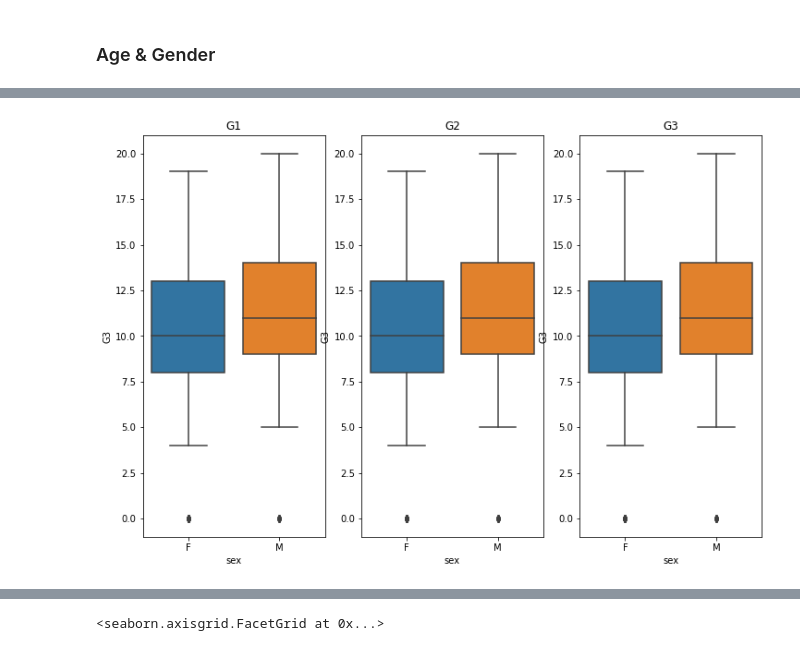
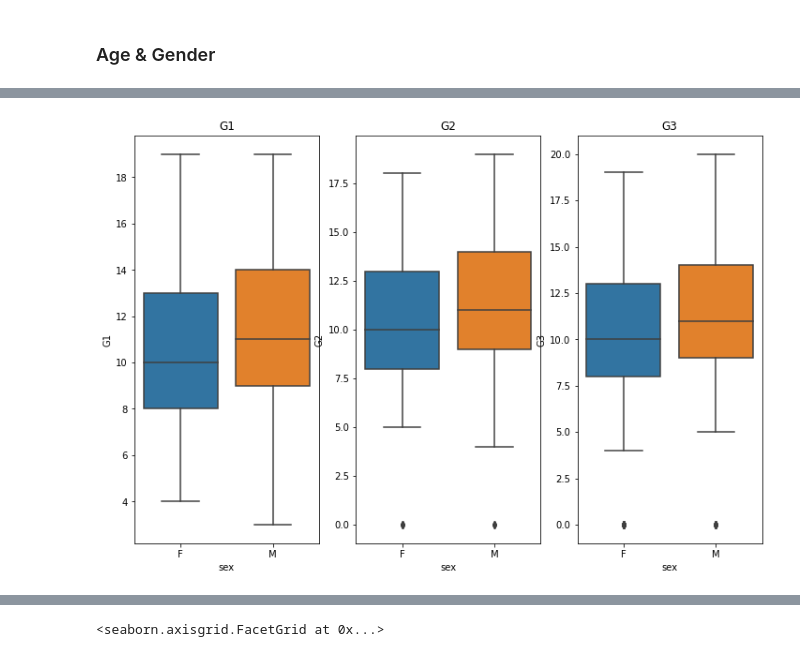
Before and after one commit to zshi719/student_grade_prediction, a Jupyter notebook: project_model.ipynb, the cells around one changed output, grey strips where cells are left out. Saved outputs shown, nothing was run; the diff lists cells and outputs as text; code cells hidden in the pictures.

```diff
--- a/project_model.ipynb
+++ b/project_model.ipynb
@@ -47,12 +53,12 @@ plt.show()
 # %%
 #Whether there's a gender difference in grade distribution in G3
 fig, axes = plt.subplots(1, 3, figsize= (12, 8))
-ax1 = sns.boxplot(data= data, x= 'sex', y= 'G3', ax= axes[0])
+ax1 = sns.boxplot(data= data, x= 'sex', y= 'G1', ax= axes[0])
 ax1.set_title('G1')
-ax2 = sns.boxplot(data= data, x= 'sex', y= 'G3', ax= axes[1])
+ax2 = sns.boxplot(data= data, x= 'sex', y= 'G2', ax= axes[1])
 ax2.set_title('G2')
 ax3 = sns.boxplot(data= data, x= 'sex', y= 'G3', ax= axes[2])
 ax3.set_title('G3')
 plt.show()
 # %% [output]
-[figure, old version]
+[figure, new version]
```
Also changed, not shown: parts of 7 cells of this notebook.
